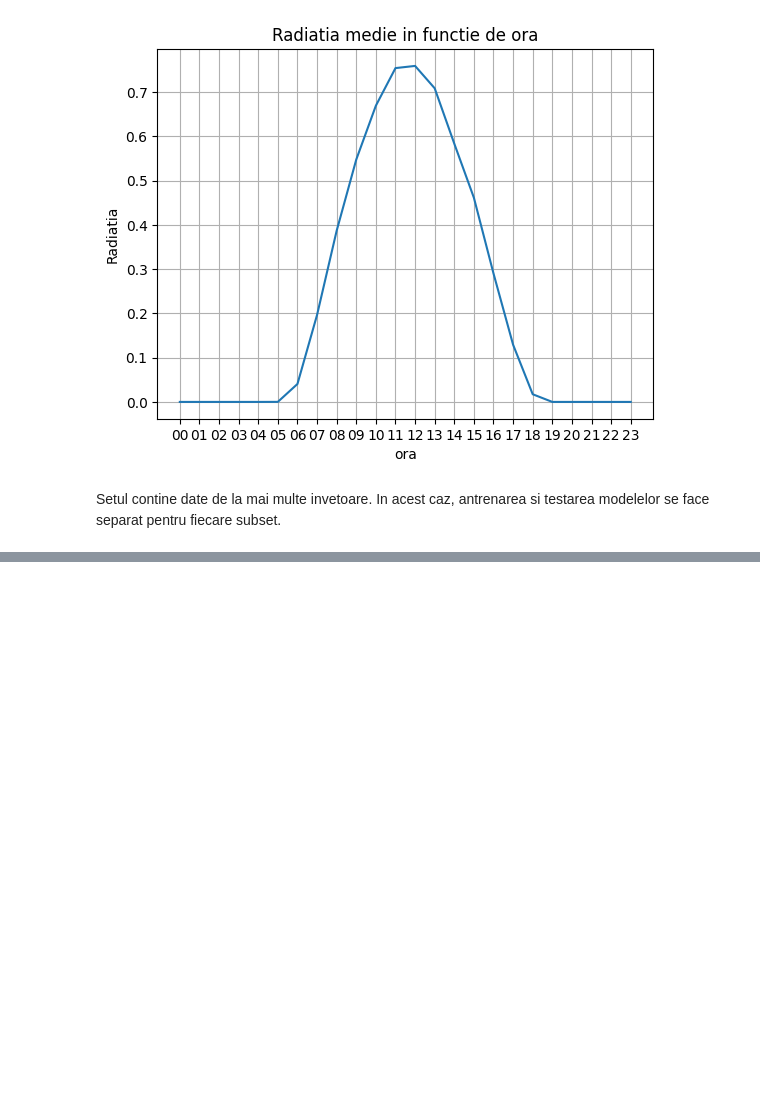
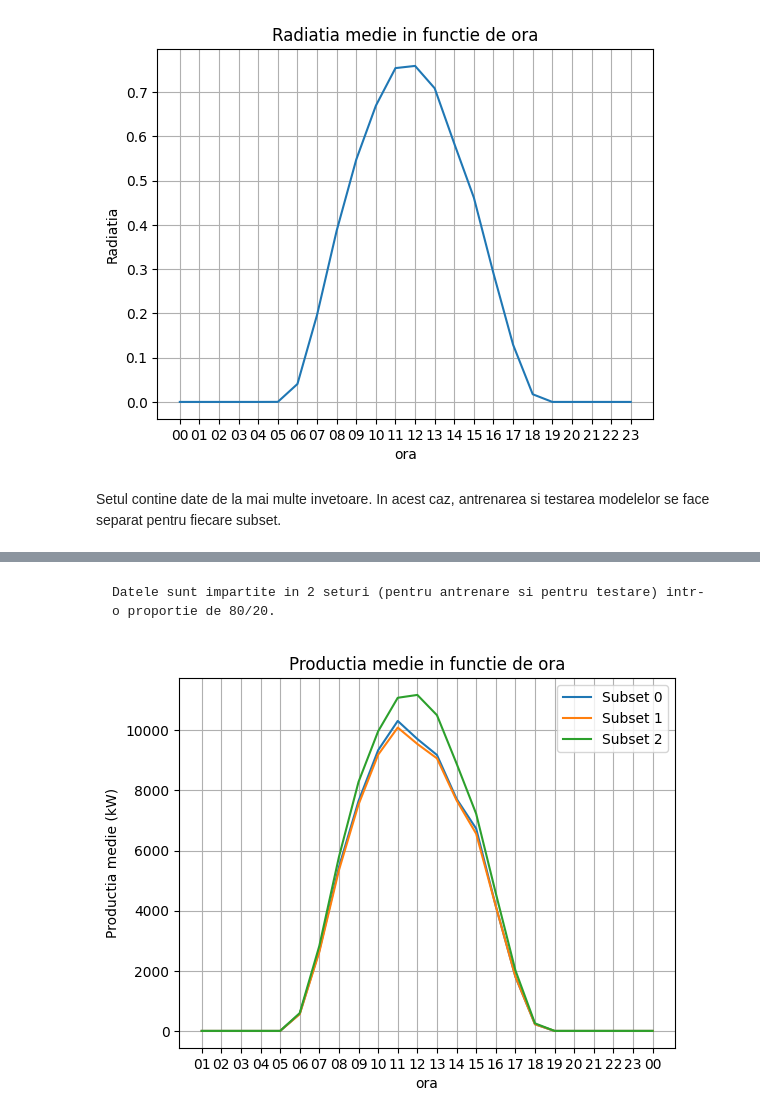
Before and after one commit to CiprianRegus/solar, a Jupyter notebook: Untitled.ipynb, the cells around one changed output, grey strips where cells are left out. Drawn from its saved outputs; the diff is of its cells as text; code cells hidden in the pictures; blank space fills up the shorter version.

```diff
--- a/Untitled.ipynb
+++ b/Untitled.ipynb
@@ -95,19 +96,19 @@ energy_production = plant1Data[['DATE_TIME', 'DC_POWER', 'AC_POWER']]
 #    print(e[1])
 # %%
 # Production by hour
-"""
 production = {}
-same_hour = 0
-for record in zip(dc_power['DATE_TIME'], dc_power['DC_POWER']):
-    hour = time.get_hour(record[0])
+days = 0
+for e in zip(energy_production['DATE_TIME'], energy_production['DC_POWER']):
+    hour = time.get_hour(e[0])
     if hour == "00":
-        same_hour += 1
+        days += 1
     if hour not in production.keys():
-        production[hour] = int(record[1])
+        production[hour] = int(e[1])
     else:
-        production[hour] += int(record[1])
+        production[hour] += int(e[1])
 for key in production.keys():
-    production[key] //= same_hour
+    production[key] //= days
+max_production = max(production.values())
 print(production)
-"""
+print(max_production)
 # %% [output]
@@ -201,0 +170,2 @@ ax.grid()
+# %% [markdown]
+    Datele sunt impartite in 2 seturi (pentru antrenare si pentru testare) intr-o proportie de 80/20.
@@ -202,3 +175,55 @@ ax.grid()
+# %%
+inv_data0 = inverter_subsets[0][["TIME", "DC_POWER"]]
+inv_data1 = inverter_subsets[11][["TIME", "DC_POWER"]]
+inv_data2 = inverter_subsets[17][["TIME", "DC_POWER"]]
+n_days = 0
+avg_dc0 = {}
+avg_dc1 = {}
+avg_dc2 = {}
+for i in range(len(inv_data0)):
+    hour = inv_data0.loc[i, "TIME"].split(":")[0]
+    if hour == "00":
+        n_days += 1
+    if hour not in avg_dc0.keys():
+        avg_dc0[hour] = int(inv_data0.loc[i, "DC_POWER"])
+    else:
+        avg_dc0[hour] += int(inv_data0.loc[i, "DC_POWER"])
+for key in avg_dc0.keys():
+    avg_dc0[key] /= n_days
+
+n_days = 0
+for i in range(len(inv_data1)):
+    hour = inv_data1.loc[i, "TIME"].split(":")[0]
+    if hour == "00":
+        n_days += 1
+    if hour not in avg_dc1.keys():
+        avg_dc1[hour] = int(inv_data1.loc[i, "DC_POWER"])
+    else:
+        avg_dc1[hour] += int(inv_data1.loc[i, "DC_POWER"])
+for key in avg_dc1.keys():
+    avg_dc1[key] /= n_days
+
+n_days = 0
+for i in range(len(inv_data2)):
+    hour = inv_data2.loc[i, "TIME"].split(":")[0]
+    if hour == "00":
+        n_days += 1
+    if hour not in avg_dc2.keys():
+        avg_dc2[hour] = int(inv_data2.loc[i, "DC_POWER"])
+    else:
+        avg_dc2[hour] += int(inv_data2.loc[i, "DC_POWER"])
+for key in avg_dc2.keys():
+    avg_dc2[key] /= n_days
+
+fig, ax = plt.subplots()
+ax.plot(avg_dc0.keys(), avg_dc0.values(), label="Subset 0")
+ax.plot(avg_dc1.keys(), avg_dc1.values(), label="Subset 1")
+ax.plot(avg_dc2.keys(), avg_dc2.values(), label="Subset 2")
+ax.set(xlabel='ora', ylabel='Productia medie (kW)', title='Productia medie in functie de ora')
+ax.legend()
+ax.grid()
+# %% [output]
+[figure, added]
 # %% [markdown]
     Pentru a prezice productia de la ziua n si momentul m, vom folosi parametrii:
 
```
Also changed, not shown: parts of 15 cells of this notebook, 21 other files.
